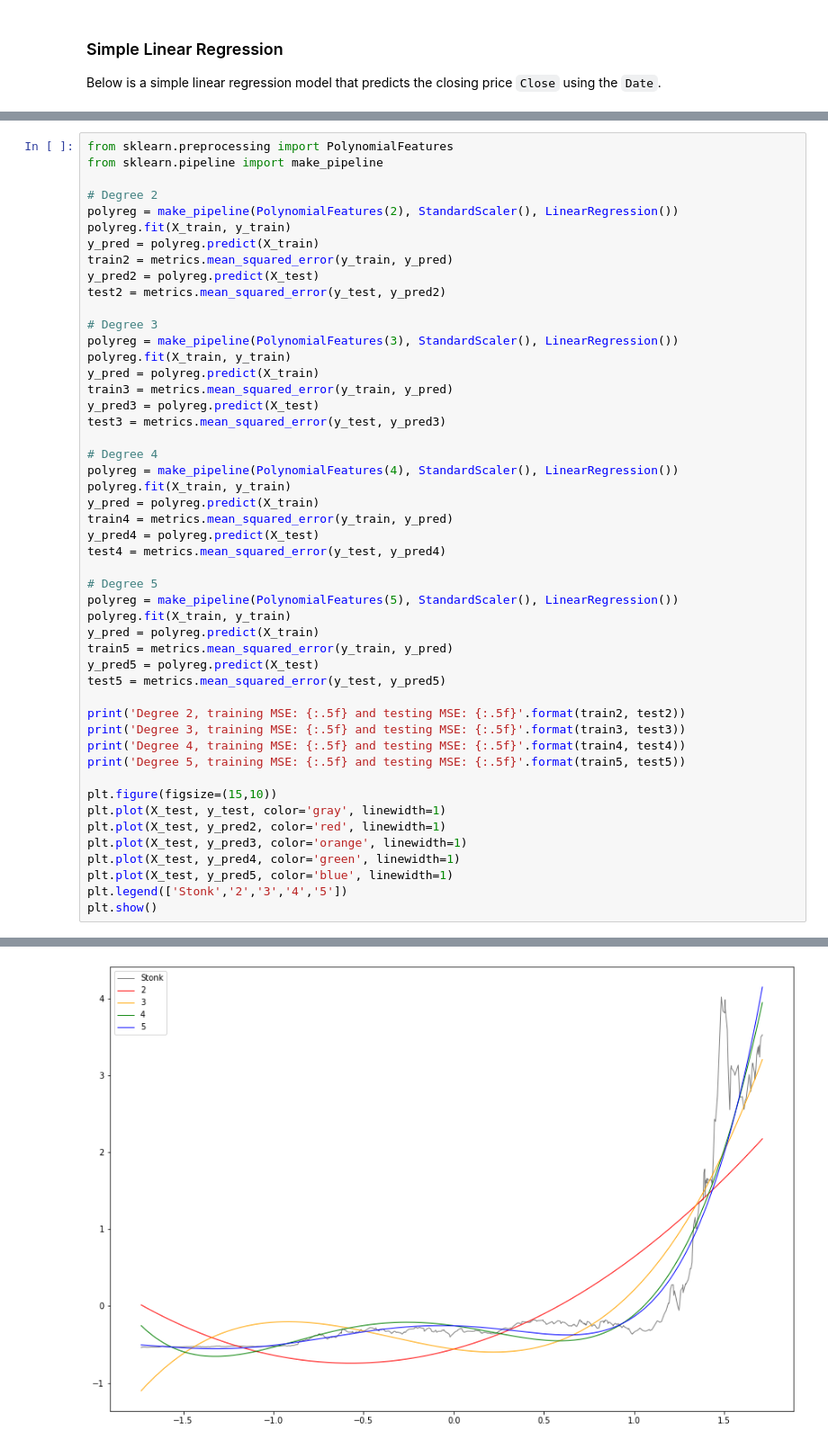
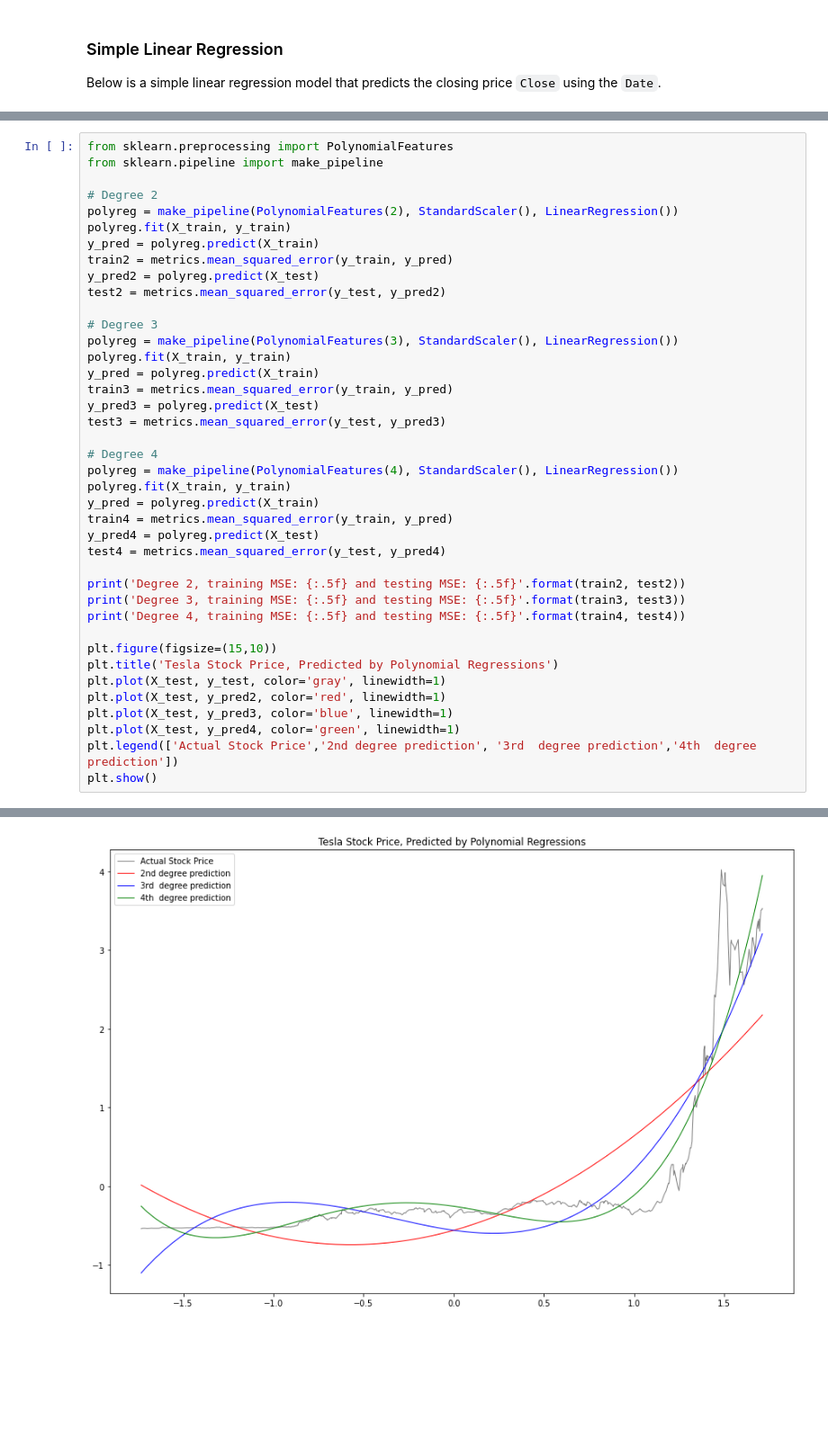
Before and after one commit to Diean233/171Group11, a Jupyter notebook: Lin_Poly_Regression.ipynb, the cells around one changed output, grey strips where cells are left out. Shown at 90% size. Cells and saved outputs as stored; diff of their text form; blank space fills up the shorter version.

```diff
--- a/Lin_Poly_Regression.ipynb
+++ b/Lin_Poly_Regression.ipynb
@@ -115,26 +129,17 @@ train4 = metrics.mean_squared_error(y_train, y_pred)
 y_pred4 = polyreg.predict(X_test)
 test4 = metrics.mean_squared_error(y_test, y_pred4)
 
-# Degree 5
-polyreg = make_pipeline(PolynomialFeatures(5), StandardScaler(), LinearRegression())
-polyreg.fit(X_train, y_train)
-y_pred = polyreg.predict(X_train)
-train5 = metrics.mean_squared_error(y_train, y_pred)
-y_pred5 = polyreg.predict(X_test)
-test5 = metrics.mean_squared_error(y_test, y_pred5)
-
 print('Degree 2, training MSE: {:.5f} and testing MSE: {:.5f}'.format(train2, test2))
 print('Degree 3, training MSE: {:.5f} and testing MSE: {:.5f}'.format(train3, test3))
 print('Degree 4, training MSE: {:.5f} and testing MSE: {:.5f}'.format(train4, test4))
-print('Degree 5, training MSE: {:.5f} and testing MSE: {:.5f}'.format(train5, test5))
 
 plt.figure(figsize=(15,10))
+plt.title('Tesla Stock Price, Predicted by Polynomial Regressions')
 plt.plot(X_test, y_test, color='gray', linewidth=1)
 plt.plot(X_test, y_pred2, color='red', linewidth=1)
-plt.plot(X_test, y_pred3, color='orange', linewidth=1)
+plt.plot(X_test, y_pred3, color='blue', linewidth=1)
 plt.plot(X_test, y_pred4, color='green', linewidth=1)
-plt.plot(X_test, y_pred5, color='blue', linewidth=1)
-plt.legend(['Stonk','2','3','4','5'])
+plt.legend(['Actual Stock Price','2nd degree prediction', '3rd  degree prediction','4th  degree prediction'])
 plt.show()
 # %% [output]
 Degree 2, training MSE: 0.33918 and testing MSE: 0.32282
@@ -144 +148 @@ Degree 5, training MSE: 0.08495 and testing MSE: 0.08229
-[figure, old version]
+[figure, new version]
```
Also changed, not shown: parts of 6 cells of this notebook, 1 other file.
